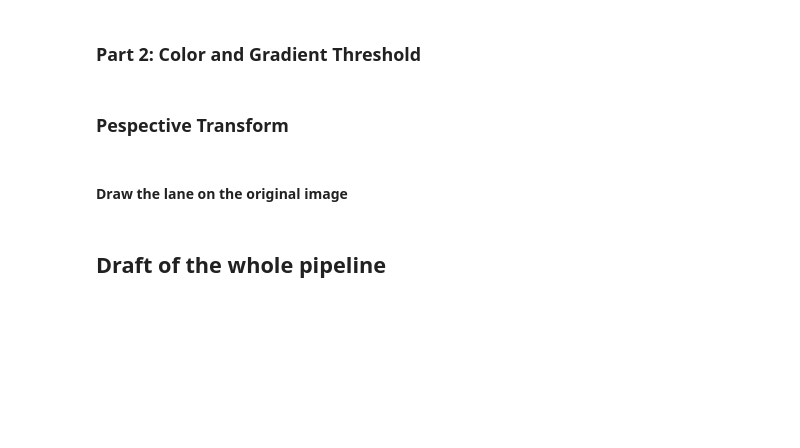
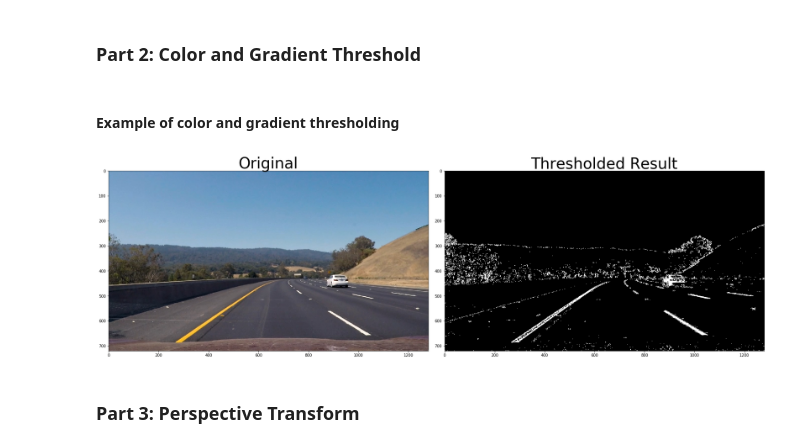
Before and after one commit to trimcao/sdcnd-p4-advanced-lane-lines, a Jupyter notebook: project4.ipynb, the cells around one changed output. Cells and saved outputs as stored; diff of their text form; code cells hidden in the pictures; blank space fills up the shorter version.

```diff
--- a/project4.ipynb
+++ b/project4.ipynb
@@ -74,6 +137,21 @@ ret, mtx, dist, rvecs, tvecs = cv2.calibrateCamera(objpoints, imgpoints,
+# %% [markdown]
+#### Example of color and gradient thresholding
+# %%
+# test on an image
+image = mpimg.imread('./test_images/test3.jpg')
+thresholded = thresholding(image)
+
+# Plot the result
+f, (ax1, ax2) = plt.subplots(1, 2, figsize=(24, 9))
+f.tight_layout()
+
+ax1.imshow(image)
+ax1.set_title('Original', fontsize=40)
+
+ax2.imshow(thresholded, cmap='gray')
+ax2.set_title('Thresholded Result', fontsize=40)
+plt.subplots_adjust(left=0., right=1, top=0.9, bottom=0.)
+# %% [output]
+[figure, added]
 # %% [markdown]
-### Pespective Transform
+### Part 3: Perspective Transform
-# %% [markdown]
-#### Draw the lane on the original image
-# %% [markdown]
-## Draft of the whole pipeline
```
Also changed, not shown: parts of 40 cells of this notebook.
